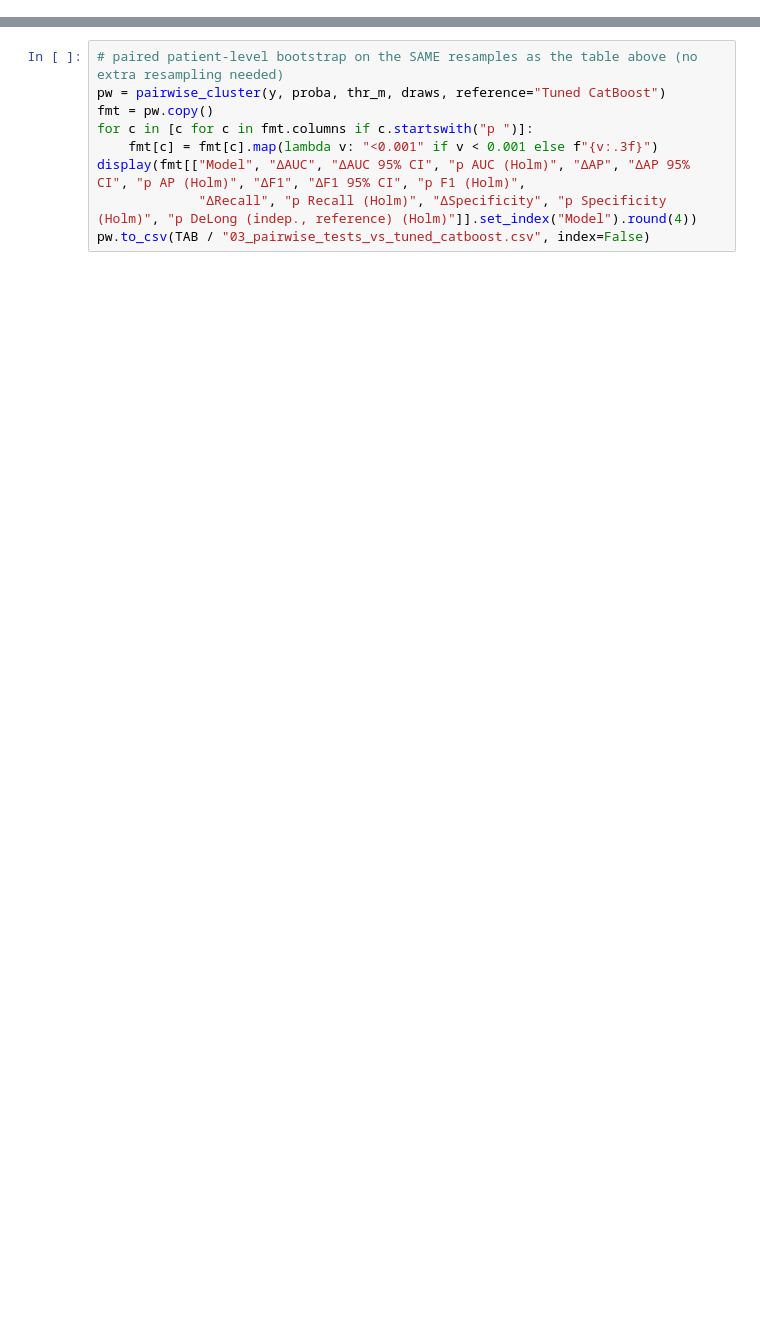
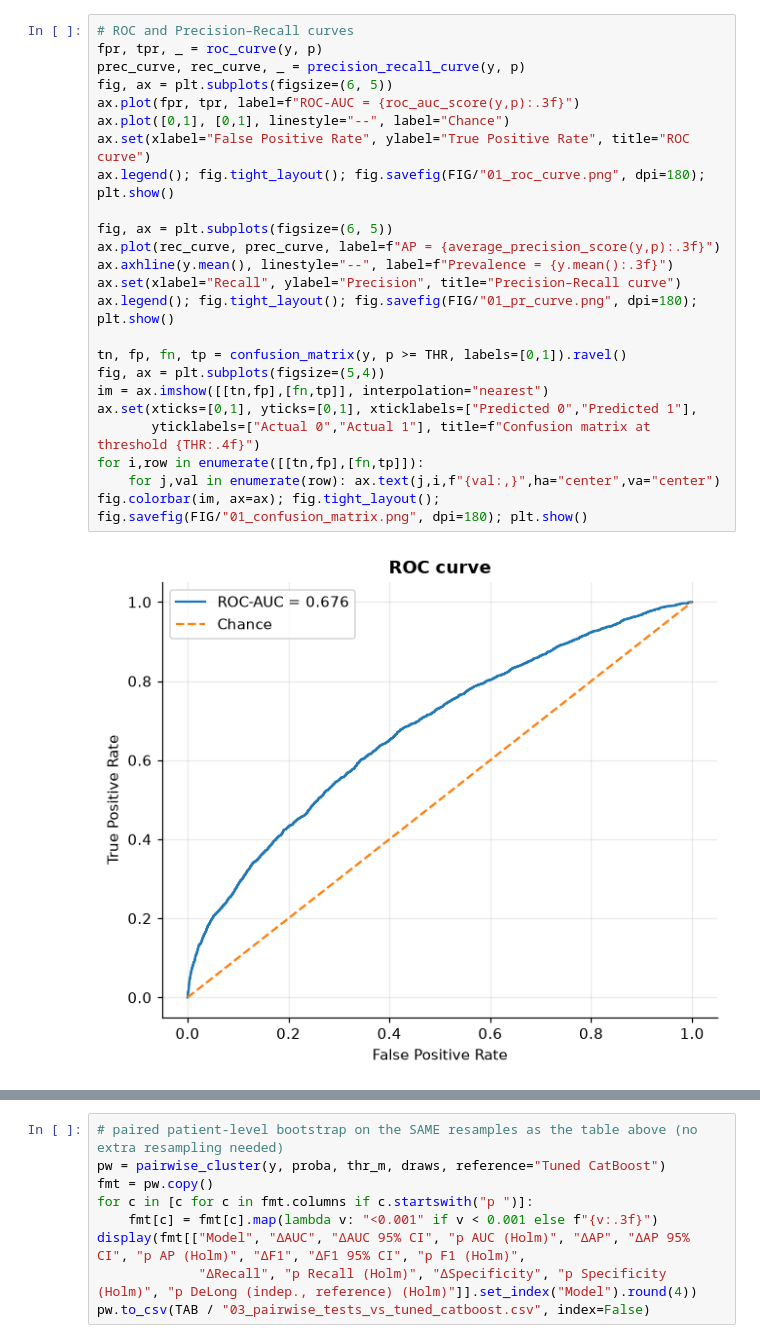
Before and after one commit to nnathuu/DS66B_group_13, a Jupyter notebook: notebooks/03_evaluation.ipynb, the cells around one changed output, grey strips where cells are left out. Drawn from its saved outputs; the diff is of its cells as text; blank space fills up the shorter version.

```diff
--- a/notebooks/03_evaluation.ipynb
+++ b/notebooks/03_evaluation.ipynb
@@ -246,0 +145,26 @@ its random-classifier value equals the prevalence, so its lift over chance is ea
+# %%
+# ROC and Precision–Recall curves
+fpr, tpr, _ = roc_curve(y, p)
+prec_curve, rec_curve, _ = precision_recall_curve(y, p)
+fig, ax = plt.subplots(figsize=(6, 5))
+ax.plot(fpr, tpr, label=f"ROC-AUC = {roc_auc_score(y,p):.3f}")
+ax.plot([0,1], [0,1], linestyle="--", label="Chance")
+ax.set(xlabel="False Positive Rate", ylabel="True Positive Rate", title="ROC curve")
+ax.legend(); fig.tight_layout(); fig.savefig(FIG/"01_roc_curve.png", dpi=180); plt.show()
+
+fig, ax = plt.subplots(figsize=(6, 5))
+ax.plot(rec_curve, prec_curve, label=f"AP = {average_precision_score(y,p):.3f}")
+ax.axhline(y.mean(), linestyle="--", label=f"Prevalence = {y.mean():.3f}")
+ax.set(xlabel="Recall", ylabel="Precision", title="Precision–Recall curve")
+ax.legend(); fig.tight_layout(); fig.savefig(FIG/"01_pr_curve.png", dpi=180); plt.show()
+
+tn, fp, fn, tp = confusion_matrix(y, p >= THR, labels=[0,1]).ravel()
+fig, ax = plt.subplots(figsize=(5,4))
+im = ax.imshow([[tn,fp],[fn,tp]], interpolation="nearest")
+ax.set(xticks=[0,1], yticks=[0,1], xticklabels=["Predicted 0","Predicted 1"],
+       yticklabels=["Actual 0","Actual 1"], title=f"Confusion matrix at threshold {THR:.4f}")
+for i,row in enumerate([[tn,fp],[fn,tp]]):
+    for j,val in enumerate(row): ax.text(j,i,f"{val:,}",ha="center",va="center")
+fig.colorbar(im, ax=ax); fig.tight_layout(); fig.savefig(FIG/"01_confusion_matrix.png", dpi=180); plt.show()
+# %% [output]
+[figure, added]
```
Also changed, not shown: parts of 53 cells of this notebook, 17 other files.
